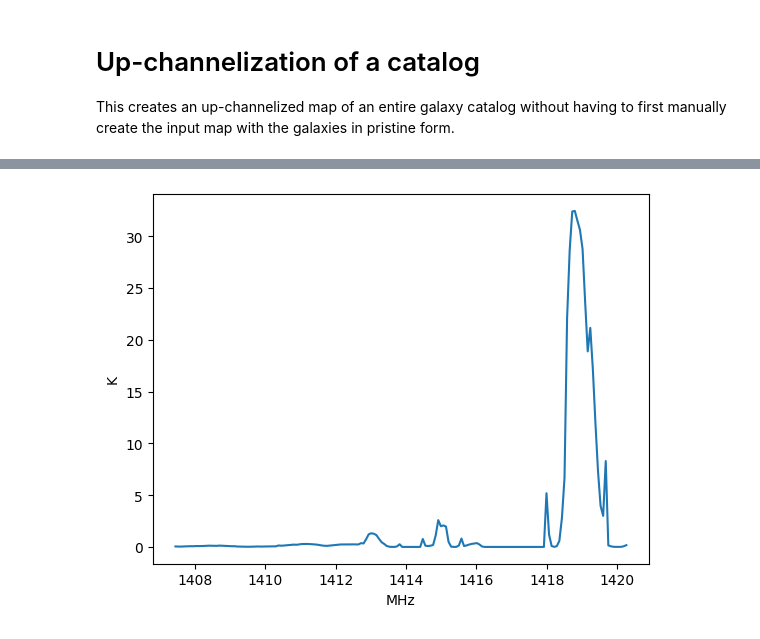
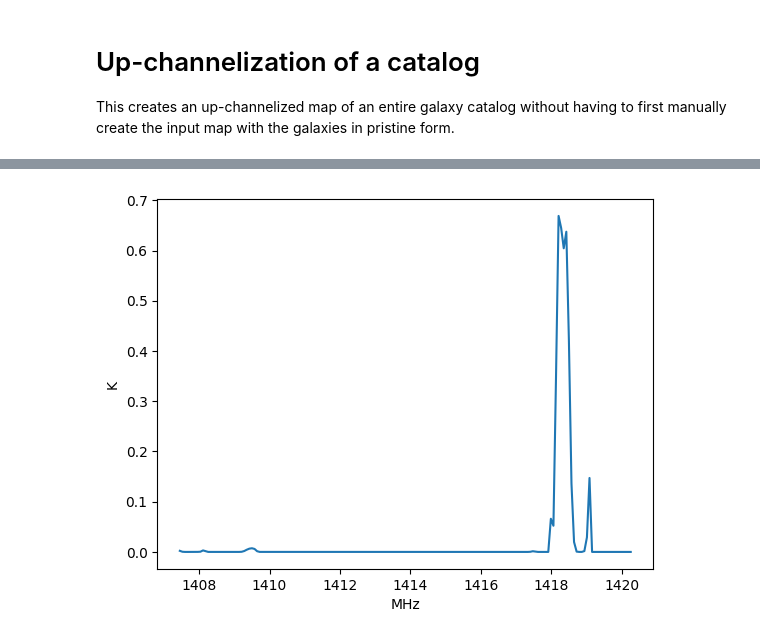
Before and after one commit to rebeccaceppas/H_GASP, a Jupyter notebook: tutorials/upchannelization.ipynb, the cells around one changed output, grey strips where cells are left out. Cells and saved outputs as stored; diff of their text form; code cells hidden in the pictures.

```diff
--- a/tutorials/upchannelization.ipynb
+++ b/tutorials/upchannelization.ipynb
@@ -135,11 +138,11 @@ farray = fff['index_map']['freq']
 freqs_catalog = [fi[0] for fi in farray]
 fff.close()
 # %%
-gal_pix = np.argmax(upchan_catalog_map[20,0,:])
+gal_pix = np.argmax(upchan_catalog_map[25,0,:])
 
 plt.plot(freqs_catalog, upchan_catalog_map[:,0,gal_pix])
 plt.xlabel('MHz')
 plt.ylabel('K')
 plt.show()
 # %% [output]
-[figure, old version]
+[figure, new version]
```
Also changed, not shown: parts of 9 cells of this notebook, 1 other file.
